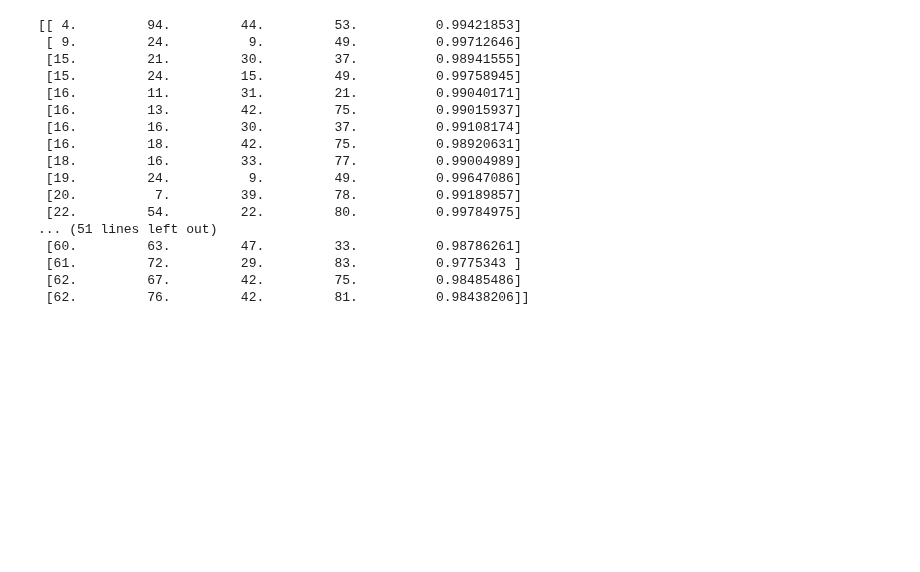
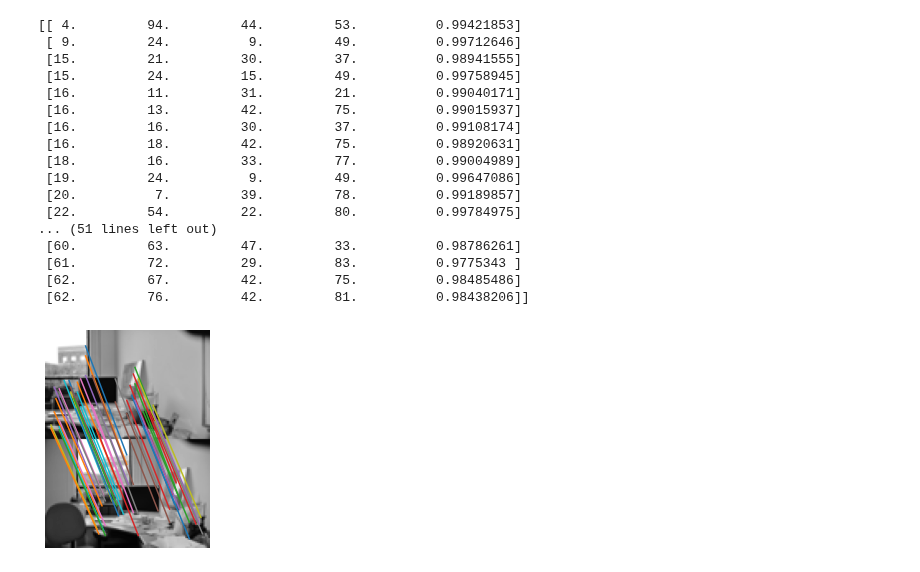
Before and after one commit to Tsmorz/computer-vision, a Jupyter notebook: Project 2/HarrisCorners.ipynb, the cells around one changed output. Drawn from its saved outputs; the diff is of its cells as text; code cells hidden in the pictures; blank space fills up the shorter version.

Commit message:
cleaned matches

```diff
--- a/Project 2/HarrisCorners.ipynb
+++ b/Project 2/HarrisCorners.ipynb
@@ -322,3 +322,12 @@ print(matches)
  [61.         72.         29.         83.          0.9775343 ]
  [62.         67.         42.         75.          0.98485486]
  [62.         76.         42.         81.          0.98438206]]
+# %%
+vector = matches[:,0] - matches[:,2]
+#print(vector)
+good = matches[(vector>=-3) & (vector<=3),:]
+
+drawLines(gray1,gray2,good,0.95)
+plt.savefig('afterRANSAC.png', dpi=200, bbox_inches='tight', pad_inches=0)
+# %% [output]
+[figure, added]
```
Also changed, not shown: 3 other files.
